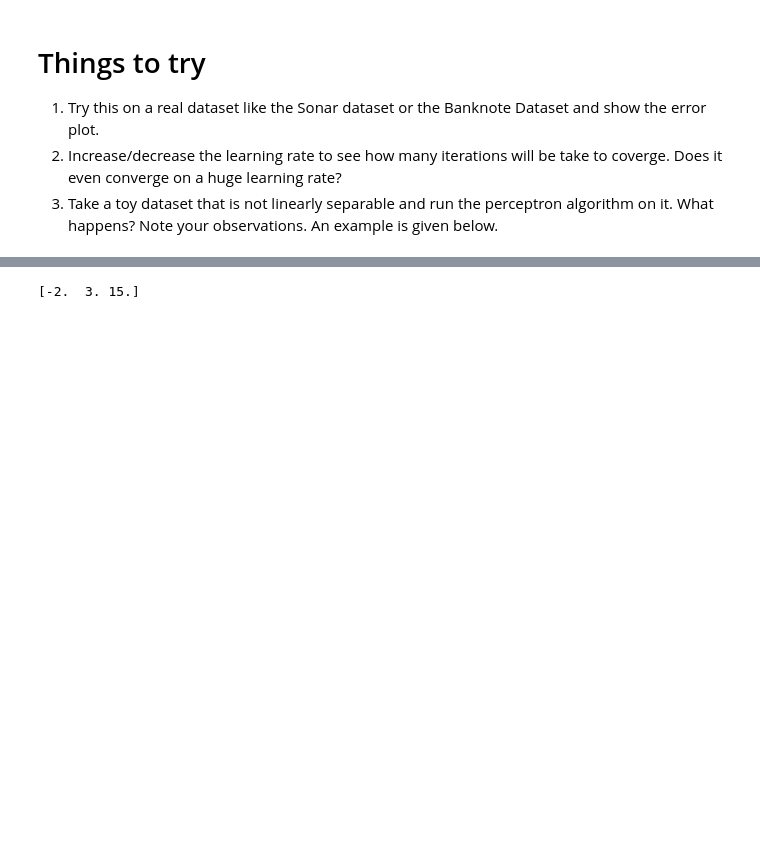
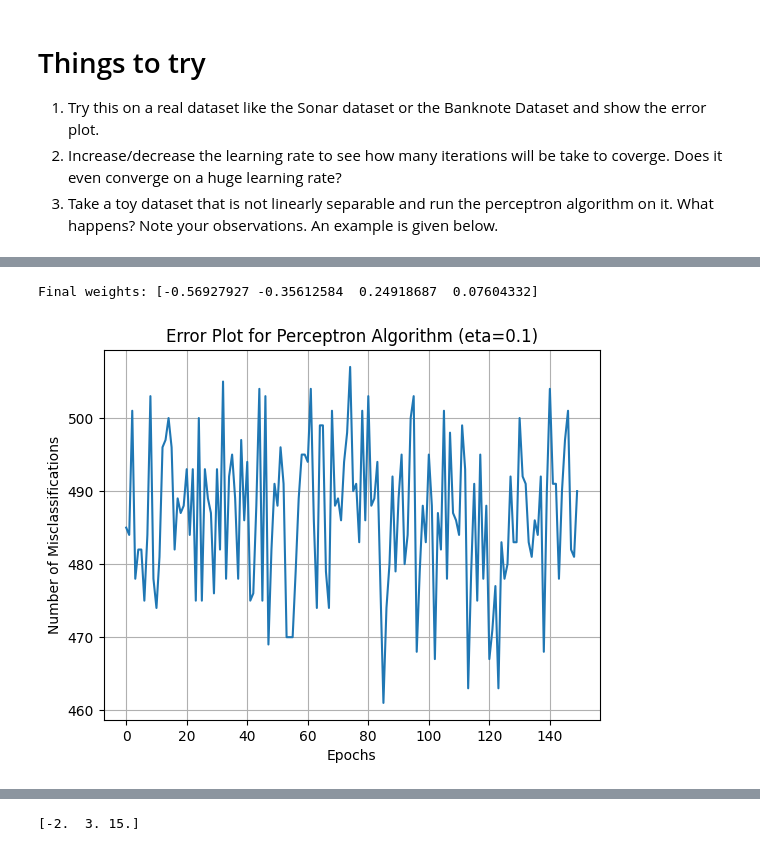
Before and after one commit to Sruthi1606/AI-ML, a Jupyter notebook: AIML_Module_4_Lab_1_Perceptron_and_Gradient_Descent.ipynb, the cells around one changed output, grey strips where cells are left out. Drawn from its saved outputs; the diff is of its cells as text; code cells hidden in the pictures; blank space fills up the shorter version.

```diff
--- a/AIML_Module_4_Lab_1_Perceptron_and_Gradient_Descent.ipynb
+++ b/AIML_Module_4_Lab_1_Perceptron_and_Gradient_Descent.ipynb
@@ -136,0 +190,19 @@ As you can see, our algorithm has correctly classified all the samples. The deci
+# %%
+
+# Train the Perceptron algorithm with a learning rate of 0.1
+eta = 0.1
+w, errors = perceptron_algo(X_train, y_train, eta=eta,epochs=150)
+
+# Print the final weights
+print("Final weights:", w)
+
+# Plot the error per epoch
+plt.plot(errors)
+plt.title(f'Error Plot for Perceptron Algorithm (eta={eta})')
+plt.xlabel('Epochs')
+plt.ylabel('Number of Misclassifications')
+plt.grid(True)
+plt.show()
+# %% [output]
+Final weights: [-0.56927927 -0.35612584  0.24918687  0.07604332]
+[figure, added]
```
Also changed, not shown: parts of 5 cells of this notebook.
